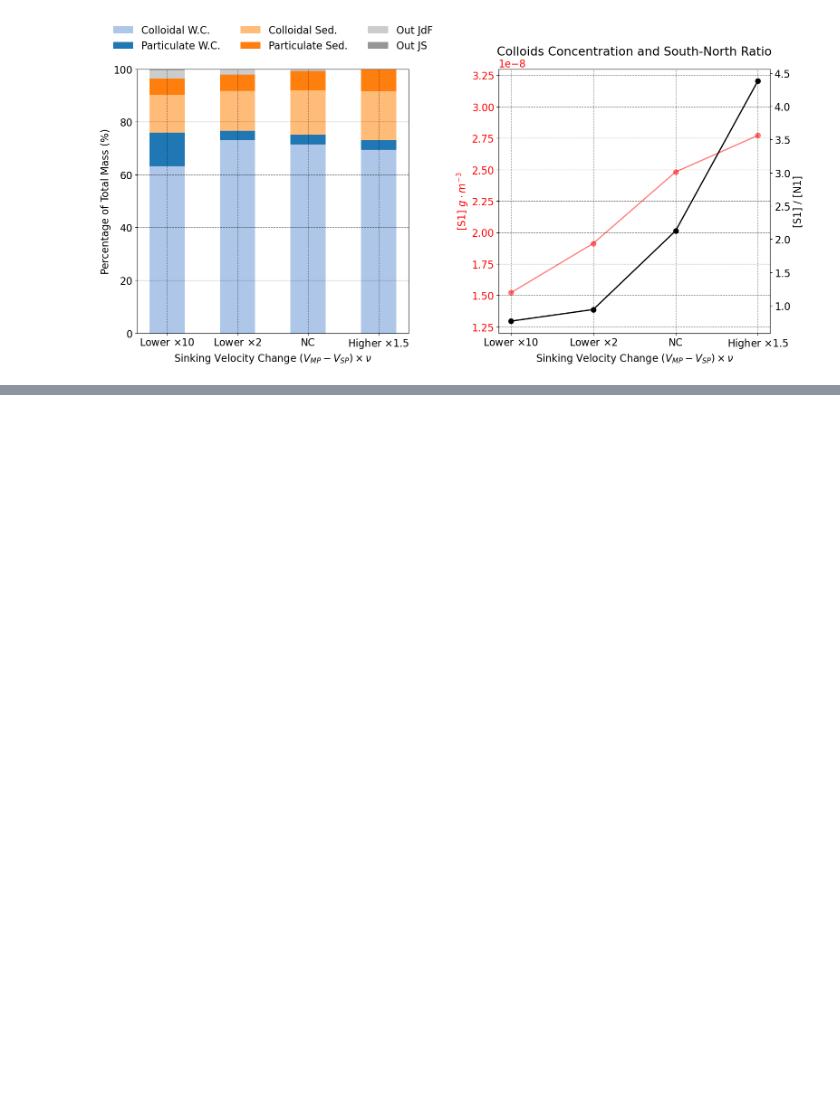
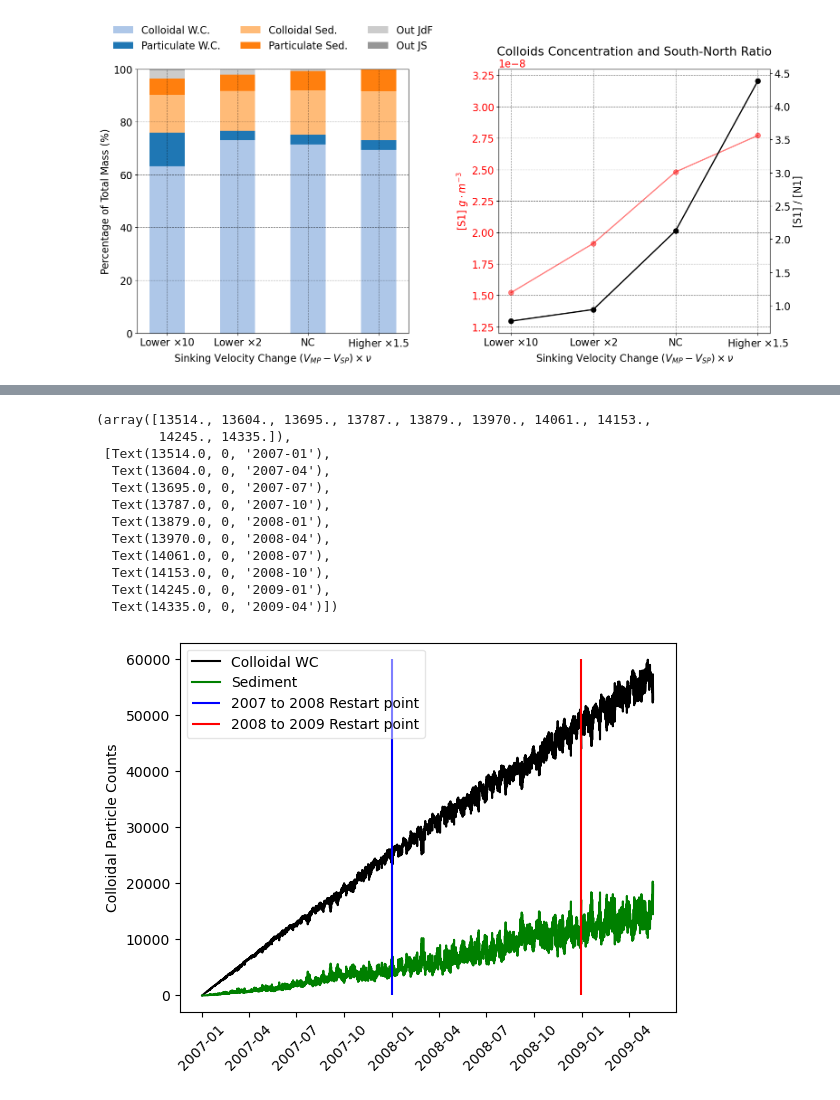
Before and after one commit to SalishSeaCast/analysis-vicente, a Jupyter notebook: OP_nibi/Tuning_V2/Comparissons_Tutorial.ipynb, the cells around one changed output, grey strips where cells are left out. Saved outputs shown, nothing was run; the diff lists cells and outputs as text; code cells hidden in the pictures; blank space fills up the shorter version.

Commit message:
Fixed Kernels for RESTART runs and updates for visualization

```diff
--- a/OP_nibi/Tuning_V2/Comparissons_Tutorial.ipynb
+++ b/OP_nibi/Tuning_V2/Comparissons_Tutorial.ipynb
@@ -1951,0 +2051,37 @@ plt.show()
+# %%
+values_all_y1 = tseries_all_y1['Total_Count'].values[::2]
+values_all_y2 = tseries_all_y1['Total_Count'].values[::2] + tseries_all_y2['Total_Count'][::2].values
+values_all_y3 = values_all_y2[:len(tseries_all_y3)] + tseries_all_y3['Total_Count'].values
+# %%
+values_all_y1_sed = tseries_all_y1_sed['Total_Count'].values[::2]
+values_all_y2_sed = tseries_all_y1_sed['Total_Count'].values[::2] + tseries_all_y2_sed['Total_Count'][::2].values
+values_all_y3_sed = values_all_y2_sed[:len(tseries_all_y3)]  + tseries_all_y3_sed['Total_Count'].values
+# %%
+all_system_timeseries = np.concatenate([values_all_y1, values_all_y2, values_all_y3])
+all_system_timeseries_sed= np.concatenate([values_all_y1_sed, values_all_y2_sed, values_all_y3_sed])
+time_6h = pd.date_range(start='2007-01-01', periods=2920+len(values_all_y3), freq='6h')
+# %%
+xx = pd.to_datetime(dd_2007['time'][0,-1].values)
+xx1 = pd.to_datetime(dd_2008['time'][0,-1].values)
+# %%
+plt.plot(time_6h, all_system_timeseries, 'k', label = 'Colloidal WC')
+plt.plot(time_6h, all_system_timeseries_sed, 'g', label = 'Sediment')
+plt.vlines(x = xx, ymin = 0, ymax = 60000, color = 'b', label = '2007 to 2008 Restart point')
+plt.vlines(x = xx1, ymin = 0, ymax = 60000, color = 'r', label = '2008 to 2009 Restart point')
+plt.legend(loc = 'upper left', framealpha = .5)
+plt.ylabel('Colloidal Particle Counts')
+plt.xticks(rotation=45)
+# %% [output]
+(array([13514., 13604., 13695., 13787., 13879., 13970., 14061., 14153.,
+        14245., 14335.]),
+ [Text(13514.0, 0, '2007-01'),
+  Text(13604.0, 0, '2007-04'),
+  Text(13695.0, 0, '2007-07'),
+  Text(13787.0, 0, '2007-10'),
+  Text(13879.0, 0, '2008-01'),
+  Text(13970.0, 0, '2008-04'),
+  Text(14061.0, 0, '2008-07'),
+  Text(14153.0, 0, '2008-10'),
+  Text(14245.0, 0, '2009-01'),
+  Text(14335.0, 0, '2009-04')])
+[figure, added]
```
Also changed, not shown: parts of 12 cells of this notebook, 29 other files.
